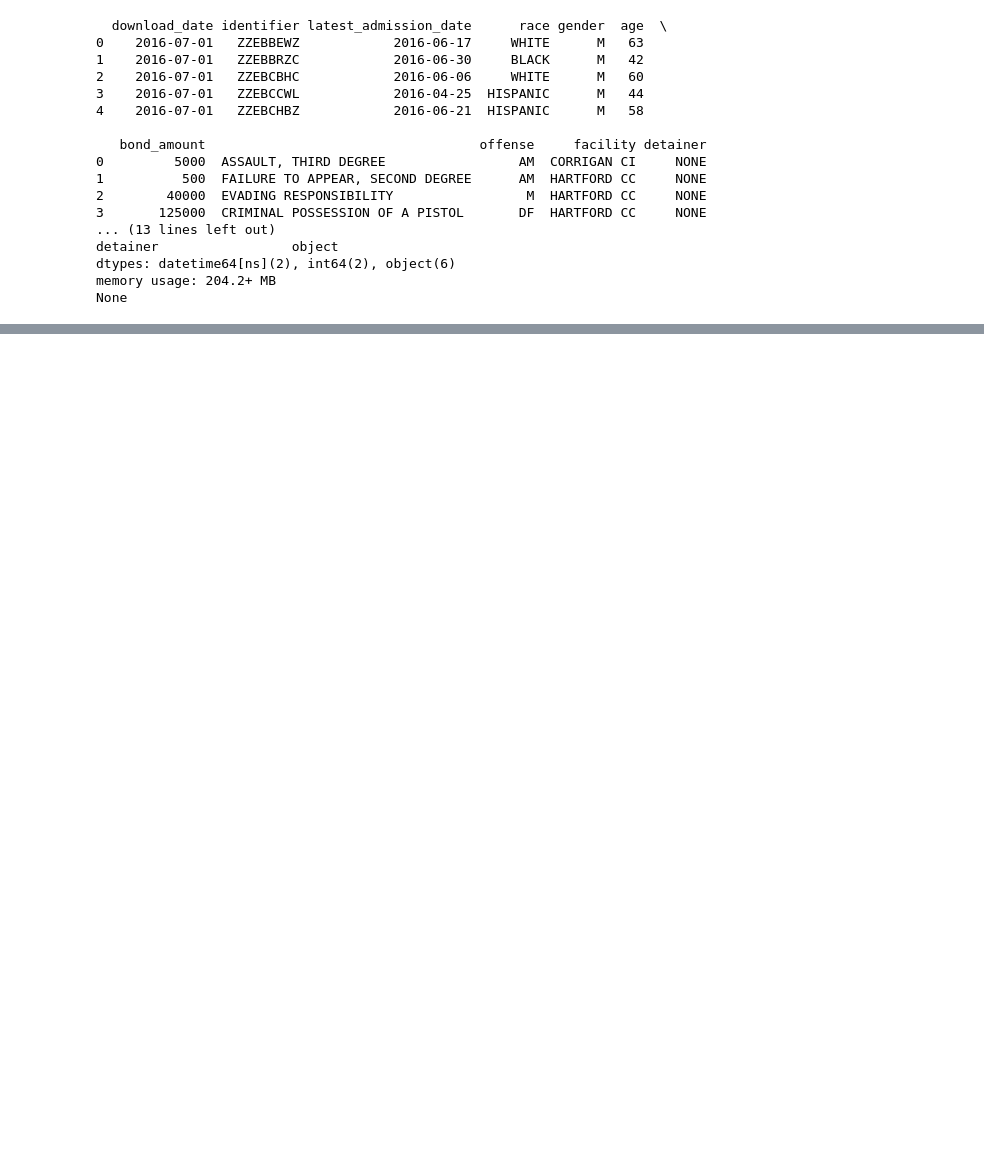
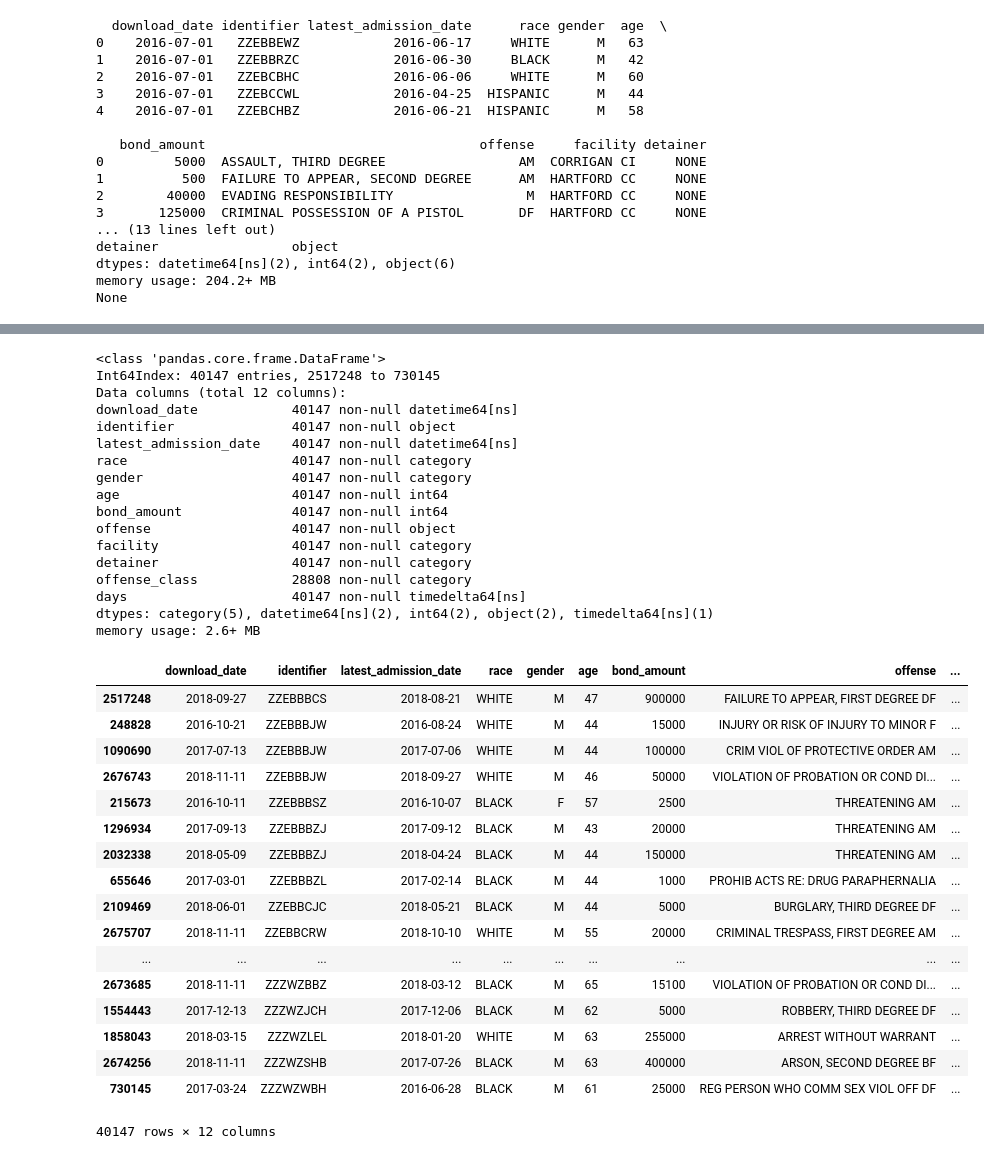
Before and after one commit to SlothDream/SBCap1_CT, a Jupyter notebook: CT_csv.ipynb, the cells around one changed output, grey strips where cells are left out. Saved outputs shown, nothing was run; the diff lists cells and outputs as text; code cells hidden in the pictures; blank space fills up the shorter version.

```diff
--- a/CT_csv.ipynb
+++ b/CT_csv.ipynb
@@ -48,7 +48,10 @@ df.gender = df.gender.astype('category')
 df.facility = df.facility.astype('category')
 df.detainer = df.detainer.astype('category')
 # Separate the last two letters of the offense to get the offense class, if classed.
-df['offense_class'] = [off[38:] for off in df.offense]
+df['offense_class'] = [off[38:] if off.endswith(('AM','BM','CM','DM','UM',' M',
+                                                 'AF','BF','CF','DF','UF',' F'))
+                                else np.nan for off in df.offense]
+#df['offense_class'] = [off[38:] for off in df.offense if off.endswith(('AM','BM','CM','DM','UM',' M'))]
 df.offense_class = df.offense_class.astype('category')
 
 print(df.info())
@@ -244,0 +166,42 @@ memory usage: 2.2+ MB
+# %%
+grouped_df = df.loc[df.groupby(['identifier', 'latest_admission_date'])['download_date'].idxmax()]
+# %%
+grouped_df.info()
+grouped_df = grouped_df.sort_values(by='identifier')
+grouped_df
+# %% [output]
+<class 'pandas.core.frame.DataFrame'>
+Int64Index: 40147 entries, 2517248 to 730145
+Data columns (total 12 columns):
+download_date            40147 non-null datetime64[ns]
+identifier               40147 non-null object
+latest_admission_date    40147 non-null datetime64[ns]
+race                     40147 non-null category
+gender                   40147 non-null category
+age                      40147 non-null int64
+bond_amount              40147 non-null int64
+offense                  40147 non-null object
+facility                 40147 non-null category
+detainer                 40147 non-null category
+offense_class            28808 non-null category
+days                     40147 non-null timedelta64[ns]
+dtypes: category(5), datetime64[ns](2), int64(2), object(2), timedelta64[ns](1)
+memory usage: 2.6+ MB
+|  | download_date | identifier | latest_admission_date | race | gender | age | bond_amount | offense | ... |
+| 2517248 | 2018-09-27 | ZZEBBBCS | 2018-08-21 | WHITE | M | 47 | 900000 | FAILURE TO APPEAR, FIRST DEGREE DF | ... |
+| 248828 | 2016-10-21 | ZZEBBBJW | 2016-08-24 | WHITE | M | 44 | 15000 | INJURY OR RISK OF INJURY TO MINOR F | ... |
+| 1090690 | 2017-07-13 | ZZEBBBJW | 2017-07-06 | WHITE | M | 44 | 100000 | CRIM VIOL OF PROTECTIVE ORDER AM | ... |
+| 2676743 | 2018-11-11 | ZZEBBBJW | 2018-09-27 | WHITE | M | 46 | 50000 | VIOLATION OF PROBATION OR COND DI... | ... |
+| 215673 | 2016-10-11 | ZZEBBBSZ | 2016-10-07 | BLACK | F | 57 | 2500 | THREATENING AM | ... |
+| 1296934 | 2017-09-13 | ZZEBBBZJ | 2017-09-12 | BLACK | M | 43 | 20000 | THREATENING AM | ... |
+| 2032338 | 2018-05-09 | ZZEBBBZJ | 2018-04-24 | BLACK | M | 44 | 150000 | THREATENING AM | ... |
+| 655646 | 2017-03-01 | ZZEBBBZL | 2017-02-14 | BLACK | M | 44 | 1000 | PROHIB ACTS RE: DRUG PARAPHERNALIA | ... |
+| 2109469 | 2018-06-01 | ZZEBBCJC | 2018-05-21 | BLACK | M | 44 | 5000 | BURGLARY, THIRD DEGREE DF | ... |
+| 2675707 | 2018-11-11 | ZZEBBCRW | 2018-10-10 | WHITE | M | 55 | 20000 | CRIMINAL TRESPASS, FIRST DEGREE AM | ... |
+| ... | ... | ... | ... | ... | ... | ... | ... | ... | ... |
+| 2673685 | 2018-11-11 | ZZZWZBBZ | 2018-03-12 | BLACK | M | 65 | 15100 | VIOLATION OF PROBATION OR COND DI... | ... |
+| 1554443 | 2017-12-13 | ZZZWZJCH | 2017-12-06 | BLACK | M | 62 | 5000 | ROBBERY, THIRD DEGREE DF | ... |
+| 1858043 | 2018-03-15 | ZZZWZLEL | 2018-01-20 | WHITE | M | 63 | 255000 | ARREST WITHOUT WARRANT | ... |
+| 2674256 | 2018-11-11 | ZZZWZSHB | 2017-07-26 | BLACK | M | 63 | 400000 | ARSON, SECOND DEGREE BF | ... |
+| 730145 | 2017-03-24 | ZZZWZWBH | 2016-06-28 | BLACK | M | 61 | 25000 | REG PERSON WHO COMM SEX VIOL OFF DF | ... |
+40147 rows × 12 columns
```
Also changed, not shown: parts of 12 cells of this notebook.
